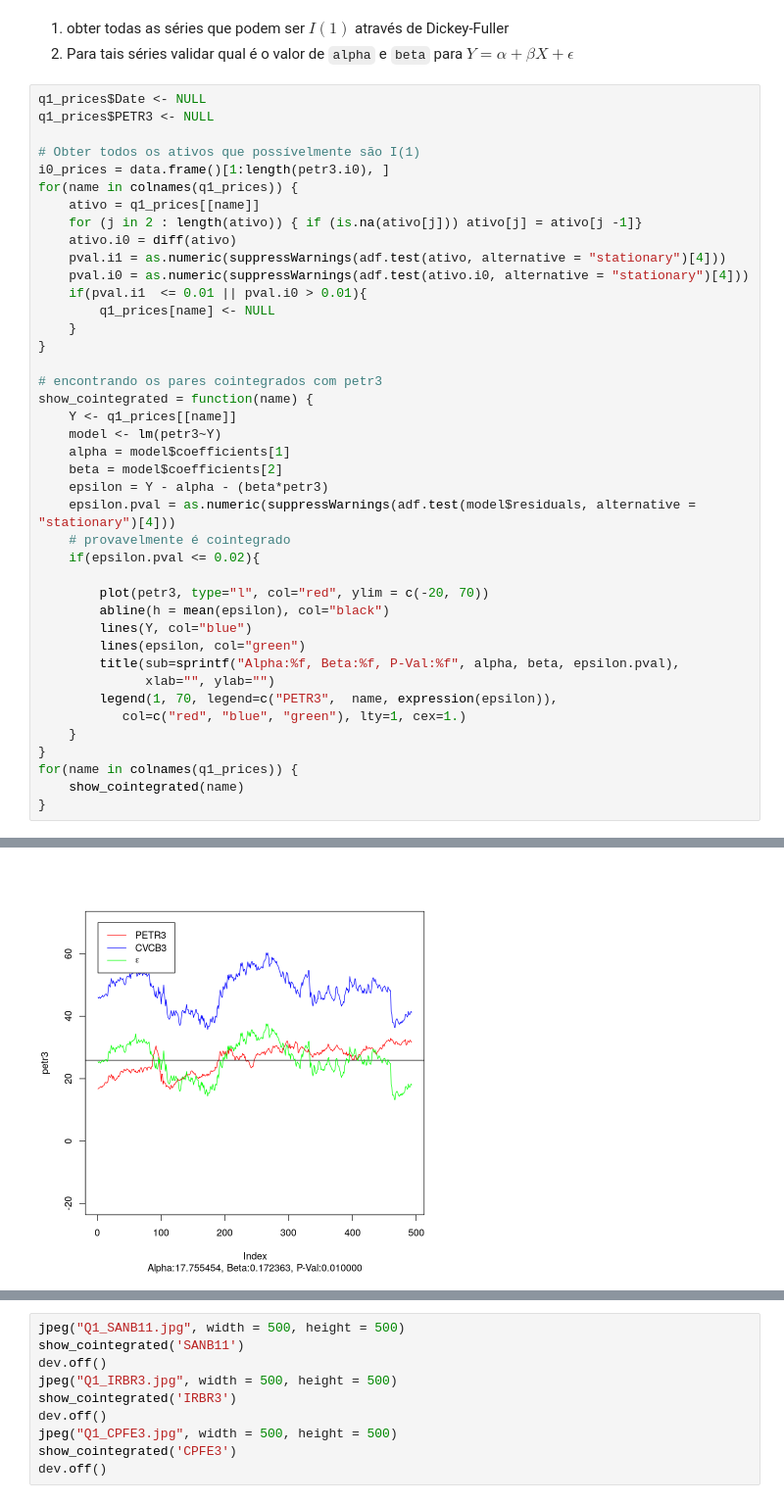
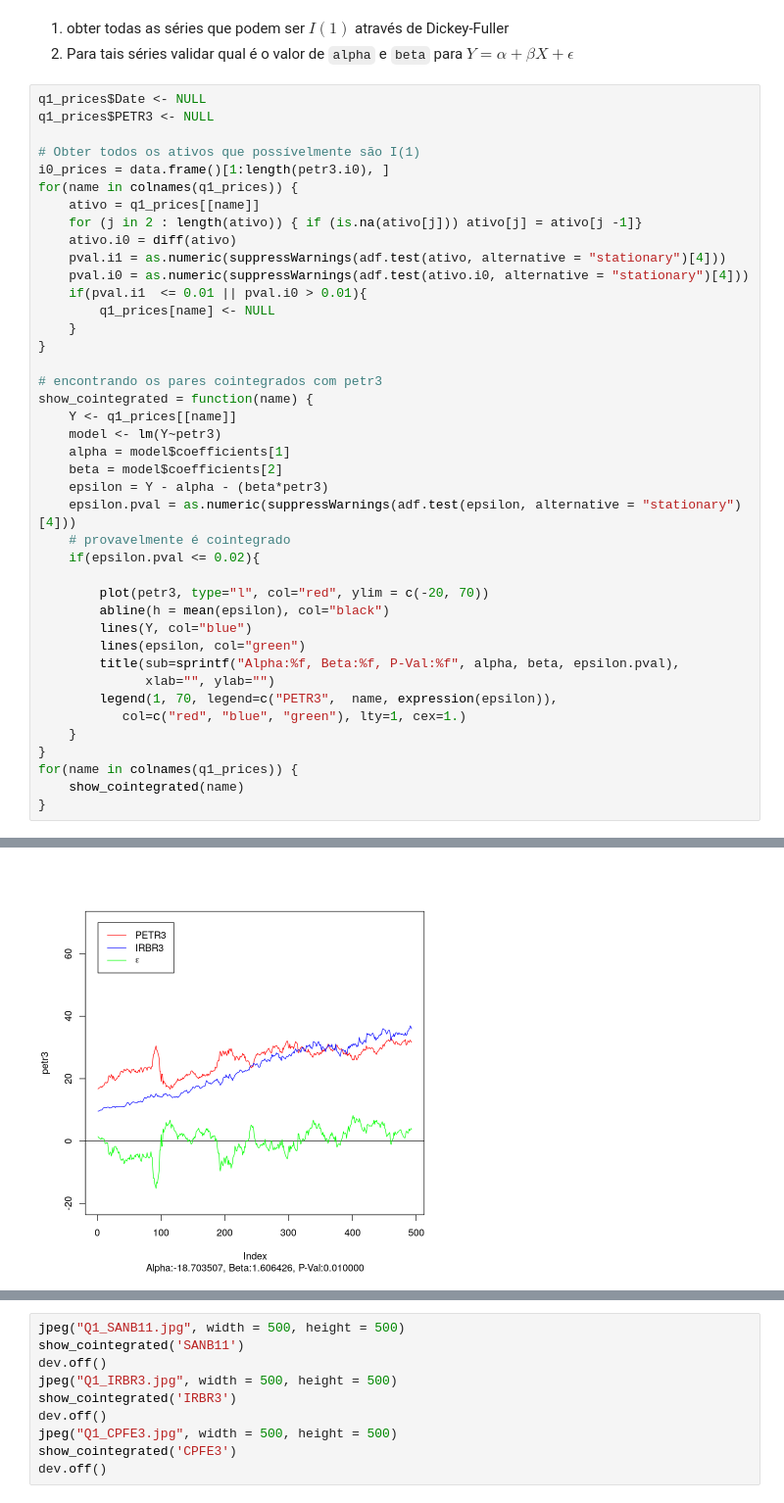
Before and after one commit to vrjuliao/BCC, a Jupyter notebook: financas-quantitativas/lista2/lista2.ipynb, the cells around one changed output, grey strips where cells are left out. Shown: that part at 98% size. Cells and saved outputs as stored; diff of their text form.

```diff
--- a/financas-quantitativas/lista2/lista2.ipynb
+++ b/financas-quantitativas/lista2/lista2.ipynb
@@ -57,11 +62,11 @@ for(name in colnames(q1_prices)) {
 # encontrando os pares cointegrados com petr3
 show_cointegrated = function(name) {
     Y <- q1_prices[[name]]
-    model <- lm(petr3~Y)
+    model <- lm(Y~petr3)
     alpha = model$coefficients[1]
     beta = model$coefficients[2]
     epsilon = Y - alpha - (beta*petr3)
-    epsilon.pval = as.numeric(suppressWarnings(adf.test(model$residuals, alternative = "stationary")[4]))
+    epsilon.pval = as.numeric(suppressWarnings(adf.test(epsilon, alternative = "stationary")[4]))
     # provavelmente é cointegrado
     if(epsilon.pval <= 0.02){
 
@@ -84 +89 @@ for(name in colnames(q1_prices)) {
-[figure, old version]
+[figure, new version]
```
Also changed, not shown: parts of 16 cells of this notebook, 8 other files.
